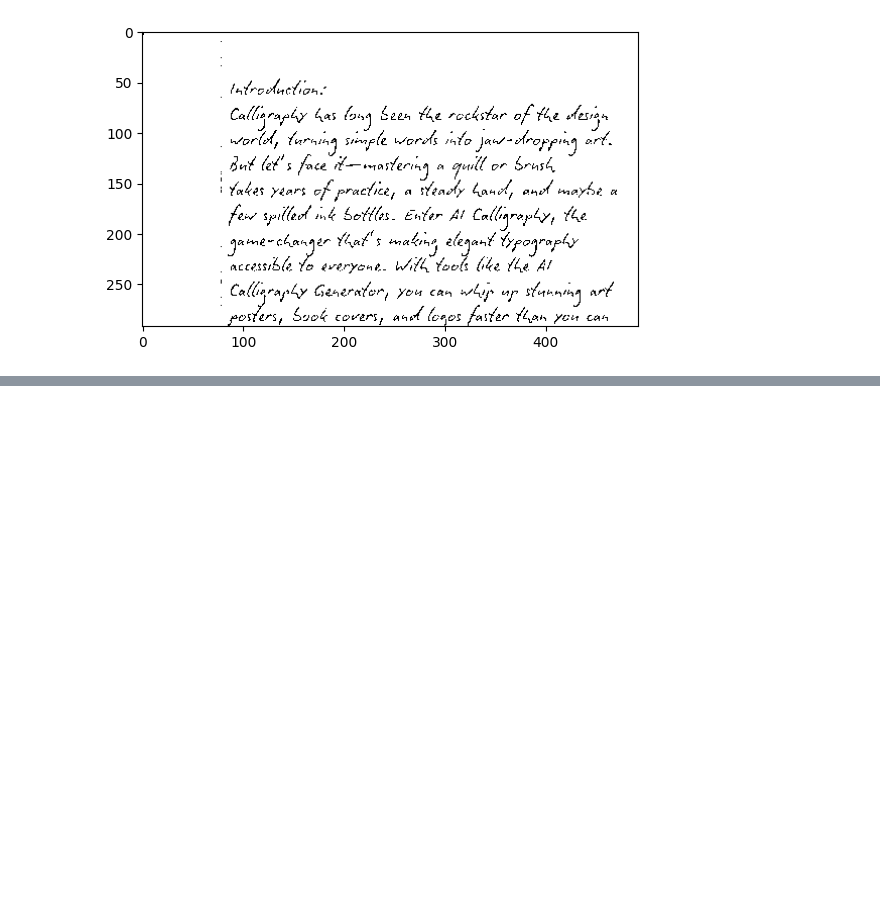
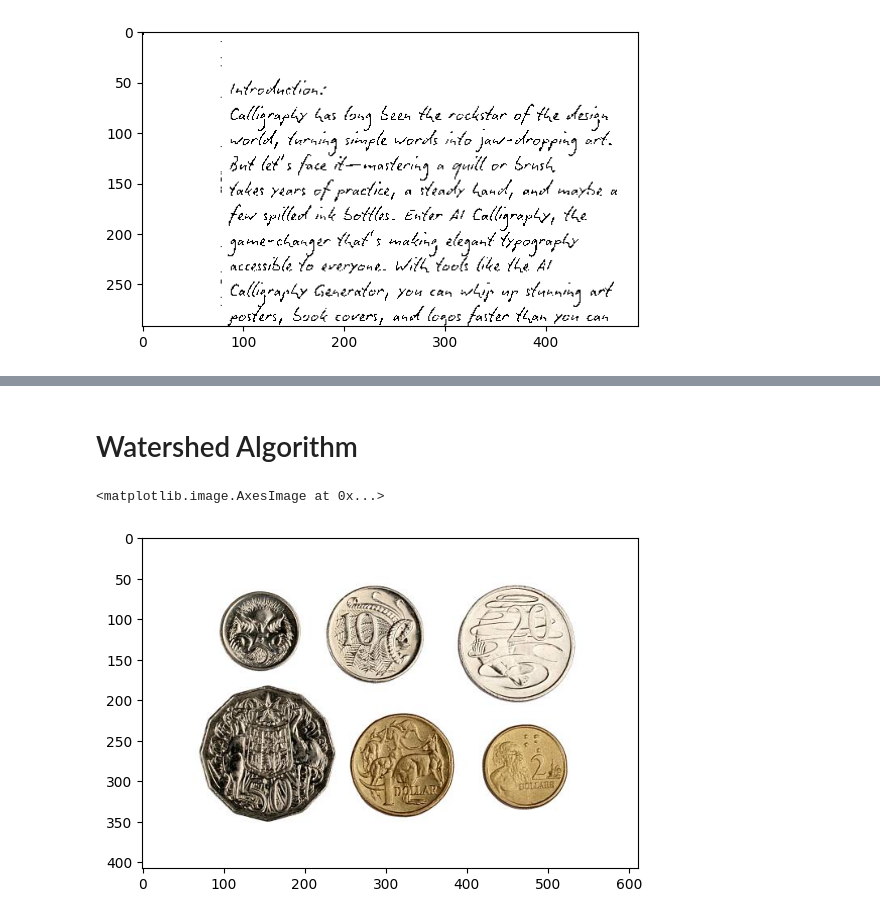
Before and after one commit to Nithinsai2025/Computer-Vision-learning, a Jupyter notebook: Image_segmentation/image_segmentation.ipynb, the cells around one changed output, grey strips where cells are left out. Drawn from its saved outputs; the diff is of its cells as text; code cells hidden in the pictures; blank space fills up the shorter version.

```diff
--- a/Image_segmentation/image_segmentation.ipynb
+++ b/Image_segmentation/image_segmentation.ipynb
@@ -50,0 +113,10 @@ plt.imshow(adaptive_gaussian,cmap='grey')
+# %% [markdown]
+# Watershed Algorithm
+# %%
+coins=cv2.imread("./Coins.jpg")
+coins_rgb=cv2.cvtColor(coins,cv2.COLOR_BGR2RGB)
+original_image=coins_rgb.copy()
+plt.imshow(coins_rgb)
+# %% [output]
+<matplotlib.image.AxesImage at 0x...>
+[figure, added]
```
Also changed, not shown: parts of 19 cells of this notebook.
